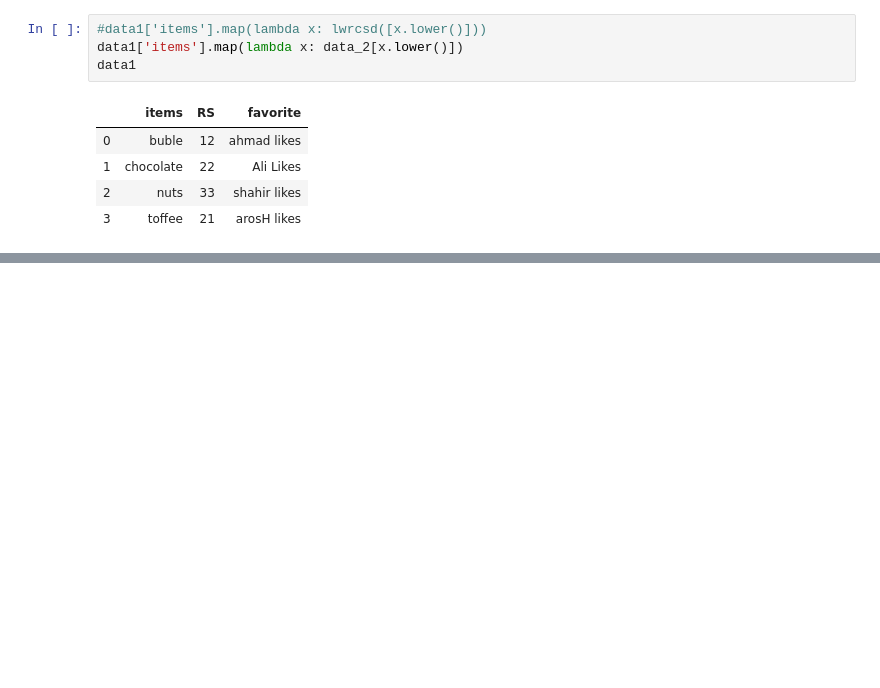
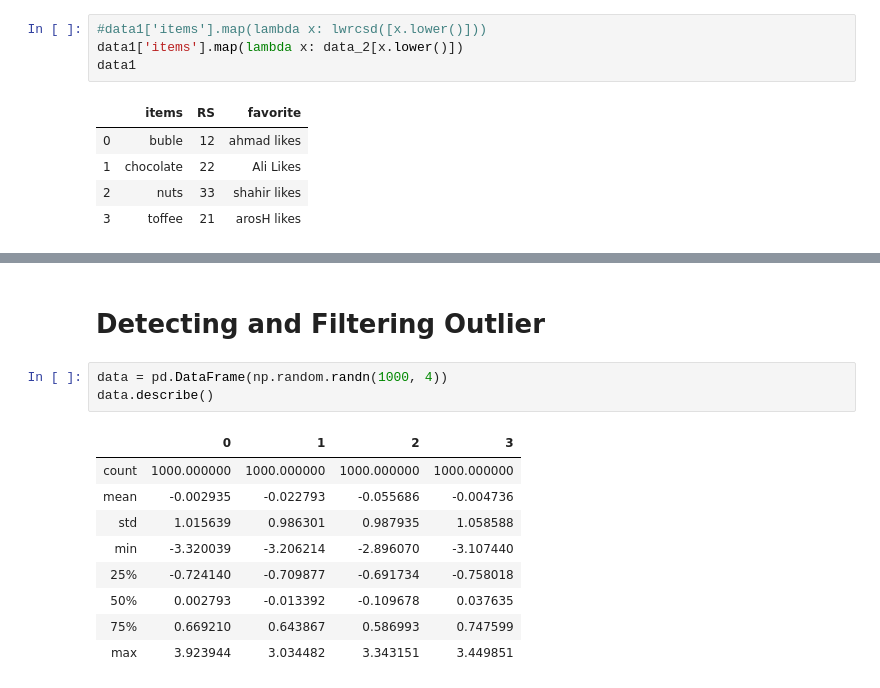
Before and after one commit to 1zulkifel/Data_Analysis_With_python, a Jupyter notebook: Data_Cleaning_and_Preparation.ipynb, the cells around one changed output, grey strips where cells are left out. Cells and saved outputs as stored; diff of their text form; blank space fills up the shorter version.

```diff
--- a/Data_Cleaning_and_Preparation.ipynb
+++ b/Data_Cleaning_and_Preparation.ipynb
@@ -433,0 +626,15 @@ data1
+# %% [markdown]
+# Detecting and Filtering Outlier
+# %%
+data = pd.DataFrame(np.random.randn(1000, 4))
+data.describe()
+# %% [output]
+|  | 0 | 1 | 2 | 3 |
+| count | 1000.000000 | 1000.000000 | 1000.000000 | 1000.000000 |
+| mean | -0.002935 | -0.022793 | -0.055686 | -0.004736 |
+| std | 1.015639 | 0.986301 | 0.987935 | 1.058588 |
+| min | -3.320039 | -3.206214 | -2.896070 | -3.107440 |
+| 25% | -0.724140 | -0.709877 | -0.691734 | -0.758018 |
+| 50% | 0.002793 | -0.013392 | -0.109678 | 0.037635 |
+| 75% | 0.669210 | 0.643867 | 0.586993 | 0.747599 |
+| max | 3.923944 | 3.034482 | 3.343151 | 3.449851 |
```
Also changed, not shown: parts of 41 cells of this notebook.
